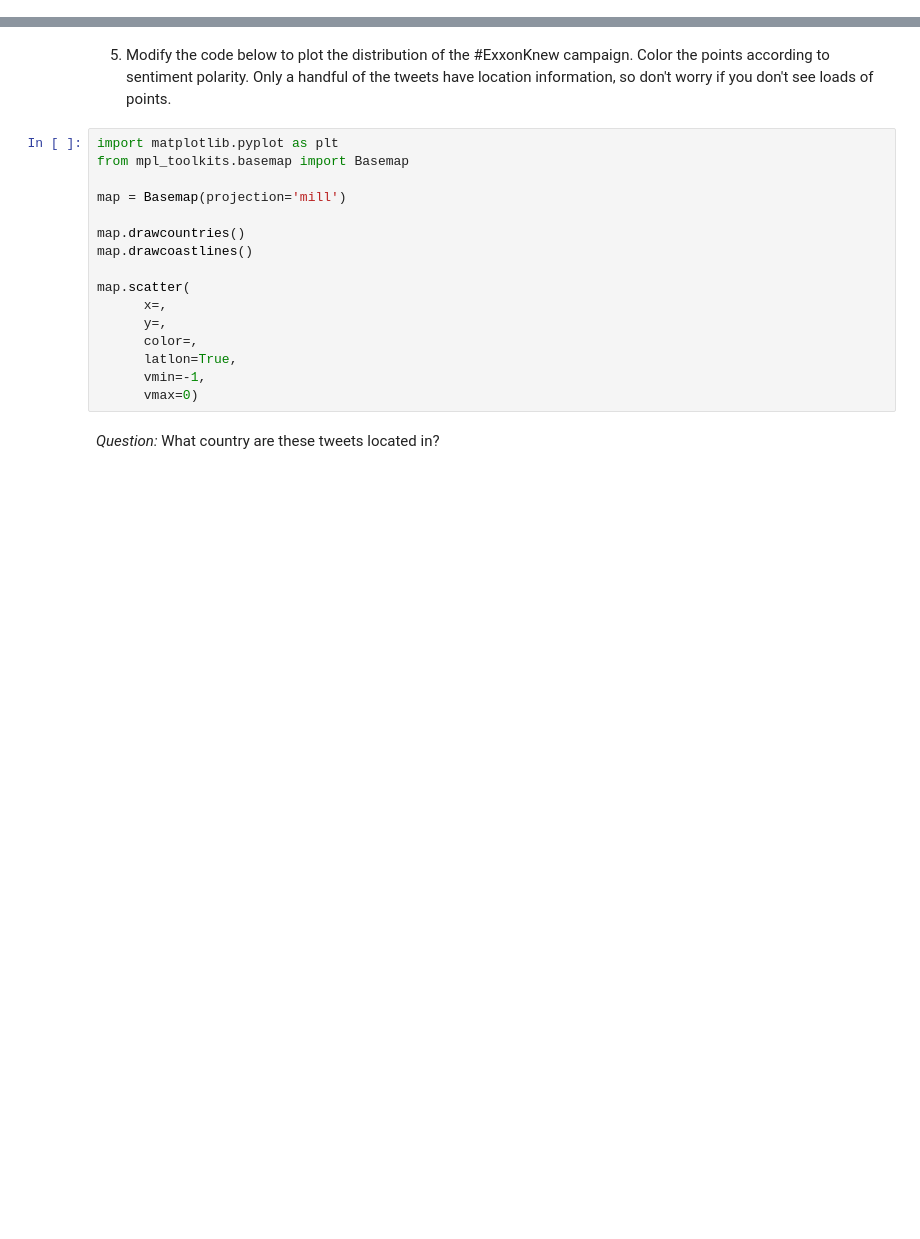
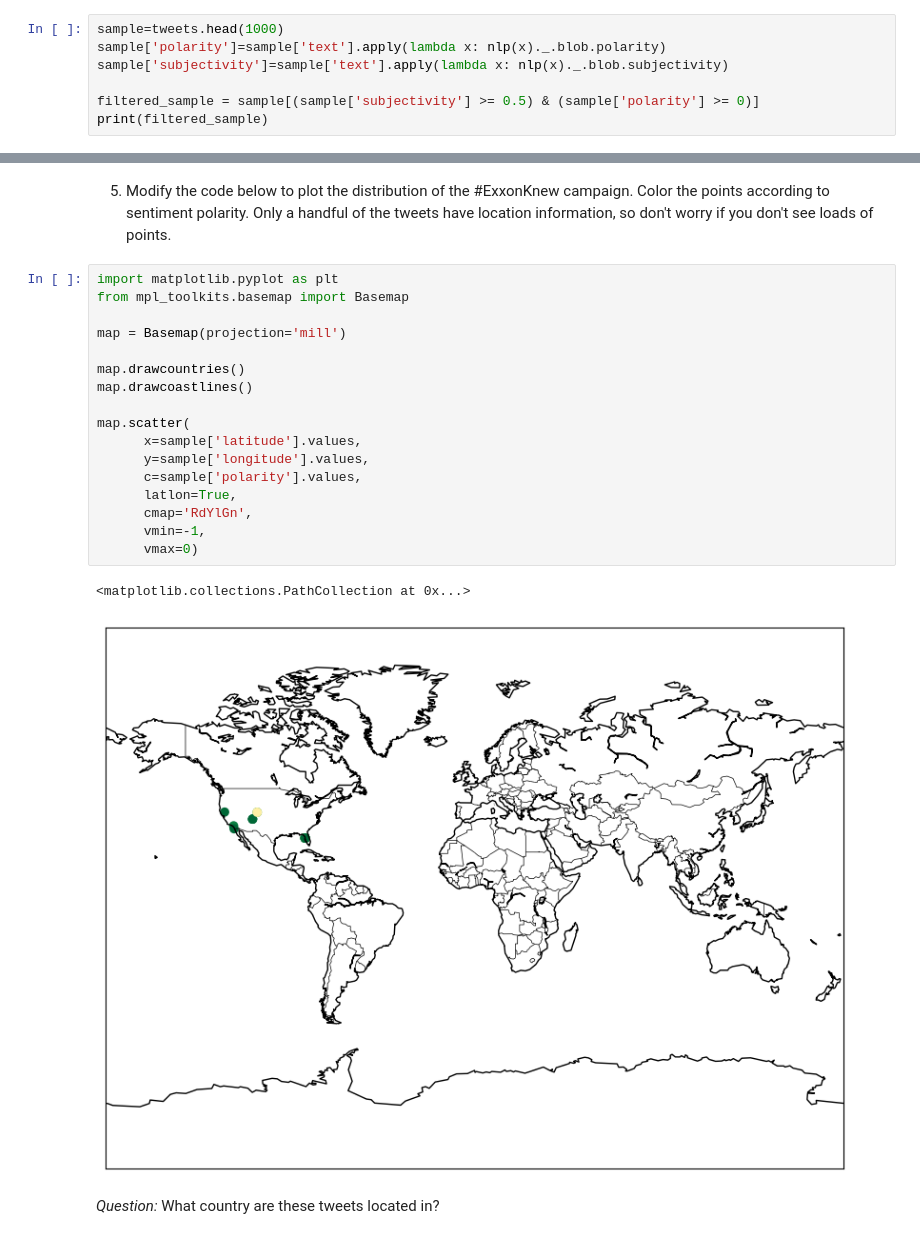
Before and after one commit to winstonlingga/QM2, a Jupyter notebook: notebooks/W04. Natural Language Processing.ipynb, the cells around one changed output, grey strips where cells are left out. Drawn from its saved outputs; the diff is of its cells as text; blank space fills up the shorter version.

```diff
--- a/notebooks/W04. Natural Language Processing.ipynb
+++ b/notebooks/W04. Natural Language Processing.ipynb
@@ -582,3 +582,10 @@ In the code cell below:
 2. Using a lambda function, `.apply(lambda x: nlp(x)._.blob.polarity)`, create a column in the sample dataframe that contains the polarity of each tweet.
 3. Create a column that contains the subjectivity score for each tweet.
 4. Filter the dataframe to discard tweets that are not subjective (subjectivity score < 0.5) *and* tweets that have negative sentiment (polarity score < 0).
+# %%
+sample=tweets.head(1000)
+sample['polarity']=sample['text'].apply(lambda x: nlp(x)._.blob.polarity)
+sample['subjectivity']=sample['text'].apply(lambda x: nlp(x)._.blob.subjectivity)
+
+filtered_sample = sample[(sample['subjectivity'] >= 0.5) & (sample['polarity'] >= 0)]
+print(filtered_sample)
@@ -587,18 +622,22 @@ In the code cell below:
 # %%
 import matplotlib.pyplot as plt
 from mpl_toolkits.basemap import Basemap
 
 map = Basemap(projection='mill')
 
 map.drawcountries()
 map.drawcoastlines()
 
 map.scatter(
-      x=,
-      y=,
-      color=,
+      x=sample['latitude'].values,
+      y=sample['longitude'].values,
+      c=sample['polarity'].values,
       latlon=True,
+      cmap='RdYlGn',
       vmin=-1,
       vmax=0)
+# %% [output]
+<matplotlib.collections.PathCollection at 0x...>
+[figure, added]
 # %% [markdown]
 *Question:* What country are these tweets located in?
```
Also changed, not shown: parts of 2 cells of this notebook.
